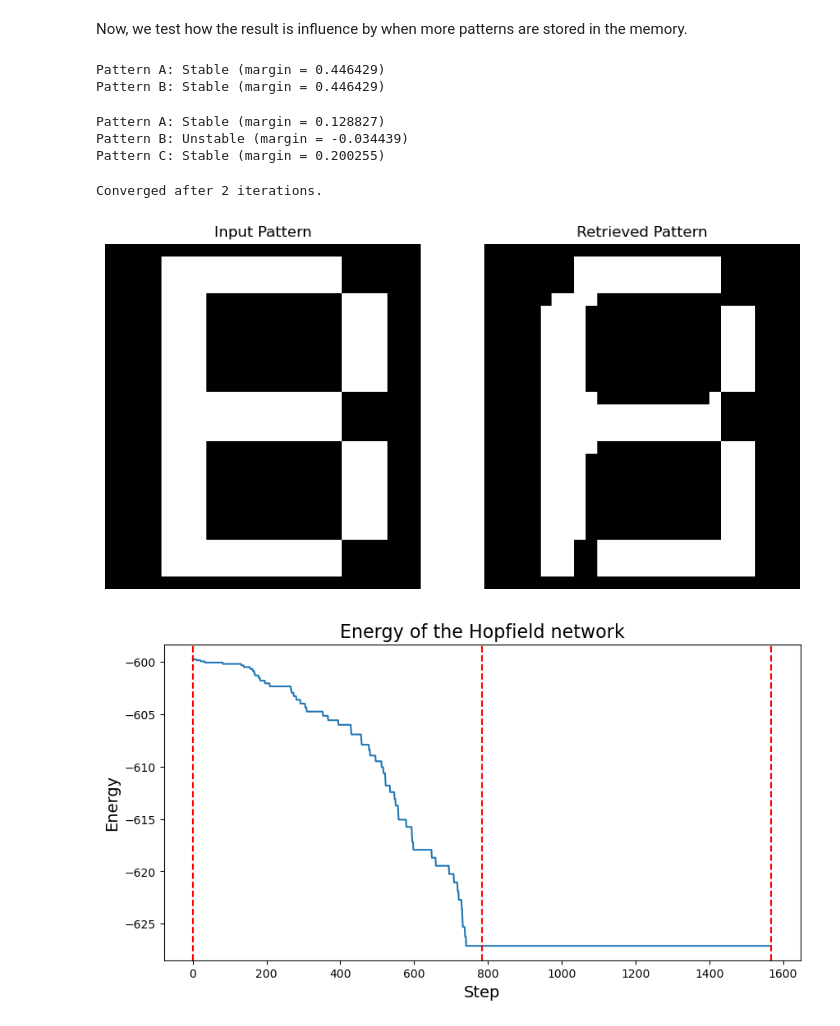
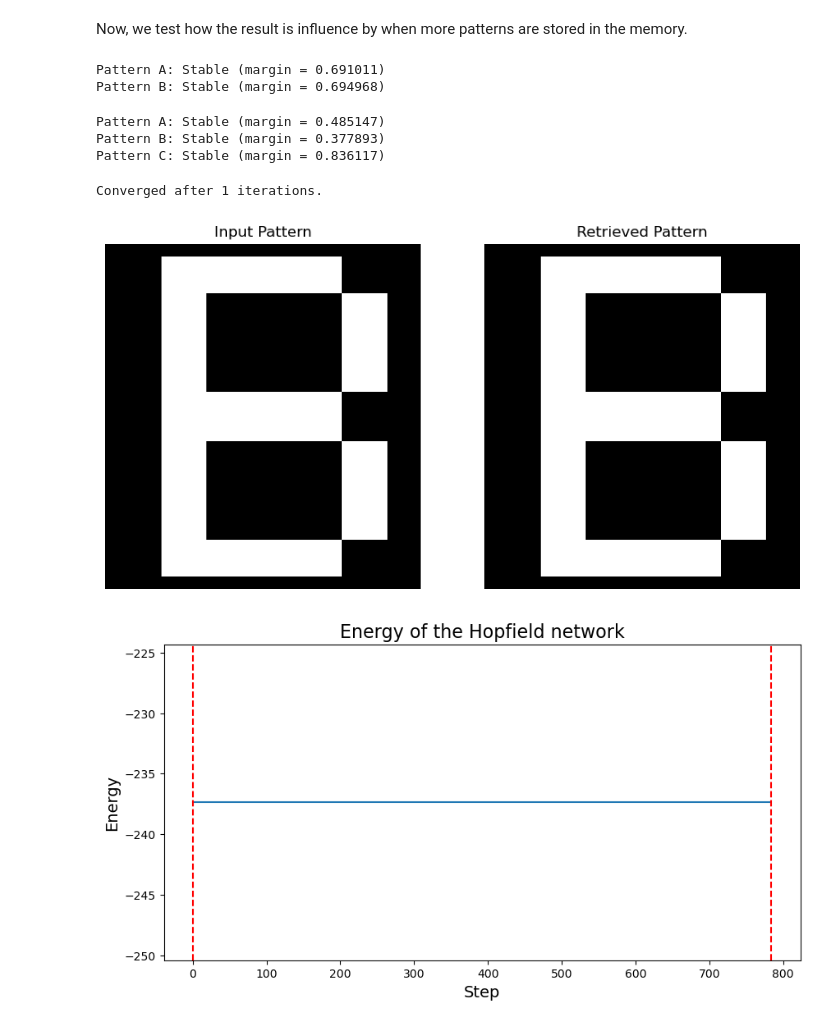
Before and after one commit to LLapsus/hopmemo, a Jupyter notebook: hopfield_demo.ipynb, the cells around one changed output. Drawn from its saved outputs; the diff is of its cells as text; code cells hidden in the pictures.

```diff
--- a/hopfield_demo.ipynb
+++ b/hopfield_demo.ipynb
@@ -11,6 +12,8 @@ from hopfield import *
 # %%
-LEARNING_METHOD = 'hebbian'  # Options: 'hebbian', 'centered', 'damped'
-LAM = 0.1                  # Damping factor for damped pseudoinverse training
+# Learning method: 'hebbian', 'storkey', 'centered', 'damped'
+LEARNING_METHOD = 'storkey'
+ # Damping factor for damped pseudoinverse training
+LAM = 0.1
 # %%
 # Load dataset
 X, y = generate_alnum_dataset()
@@ -205,62 +122,25 @@ pd.DataFrame(history)
 Now, we test how the result is influence by when more patterns are stored in the memory.
 # %%
 hopfield_net.memorize(Patterns[1:2], labels=y[1:2])
-
-# Check stability of stored patterns
-stability = hopfield_net.check_stability()
-for label, margin in stability.items():
-    status = "Stable" if margin >= 0 else "Unstable"
-    print(f"Pattern {label}: {status} (margin = {margin:.6f})")
+print_stability_status(hopfield_net)
 # %% [output]
-Pattern A: Stable (margin = 0.446429)
-Pattern B: Stable (margin = 0.446429)
+Pattern A: Stable (margin = 0.691011)
+Pattern B: Stable (margin = 0.694968)
 # %%
 hopfield_net.memorize(Patterns[2:3], labels=y[2:3])
-
-# Check stability of stored patterns
-stability = hopfield_net.check_stability()
-for label, margin in stability.items():
-    status = "Stable" if margin >= 0 else "Unstable"
-    print(f"Pattern {label}: {status} (margin = {margin:.6f})")
+print_stability_status(hopfield_net)
 # %% [output]
-Pattern A: Stable (margin = 0.128827)
-Pattern B: Unstable (margin = -0.034439)
-Pattern C: Stable (margin = 0.200255)
+Pattern A: Stable (margin = 0.485147)
+Pattern B: Stable (margin = 0.377893)
+Pattern C: Stable (margin = 0.836117)
 # %%
 inp = hopfield_net.memories[1].copy()
 out, history = hopfield_net.retrieve(inp, max_iterations=1000, history=True)
-
-fig, axs = plt.subplots(1, 2, figsize=(10, 5))
-sns.heatmap(inp.reshape(28,28), cmap='gray', cbar=False, ax=axs[0])
-sns.heatmap(out.reshape(28,28), cmap='gray', cbar=False, ax=axs[1])
-axs[0].set_title("Input Pattern")
-axs[1].set_title("Retrieved Pattern")
-
-for i in range(2):
-    axs[i].set_xticks([])
-    axs[i].set_yticks([])
-plt.show()
+compare_patterns(inp, out)
 # %% [output]
-Converged after 2 iterations.
+Converged after 1 iterations.
-[figure, old version]
+[figure, new version]
 # %%
-# Energy (skip initial state)
-energy = np.array(history['energy'][num_features:])
-step = np.arange(len(energy))
-iter = [num_features * i for i in range(len(energy) // num_features + 1)]
-
-# Plot energy over steps
-fig, ax = plt.subplots(figsize=(10, 5))
-
-sns.lineplot(x=step, y=energy, ax=ax)
-
-# Mark iteration boundaries
-ax.vlines(iter, 0, 1, transform=ax.get_xaxis_transform(), linestyle="--", color="r")
-
-ax.set_title("Energy of the Hopfield network", size=16)
-ax.set_xlabel("Step", size=14)
-ax.set_ylabel("Energy", size=14)
-
-plt.show()
+plot_energy(history)
 # %% [output]
-[figure, old version]
+[figure, new version]
```
Also changed, not shown: parts of 11 cells of this notebook, 2 other files.
